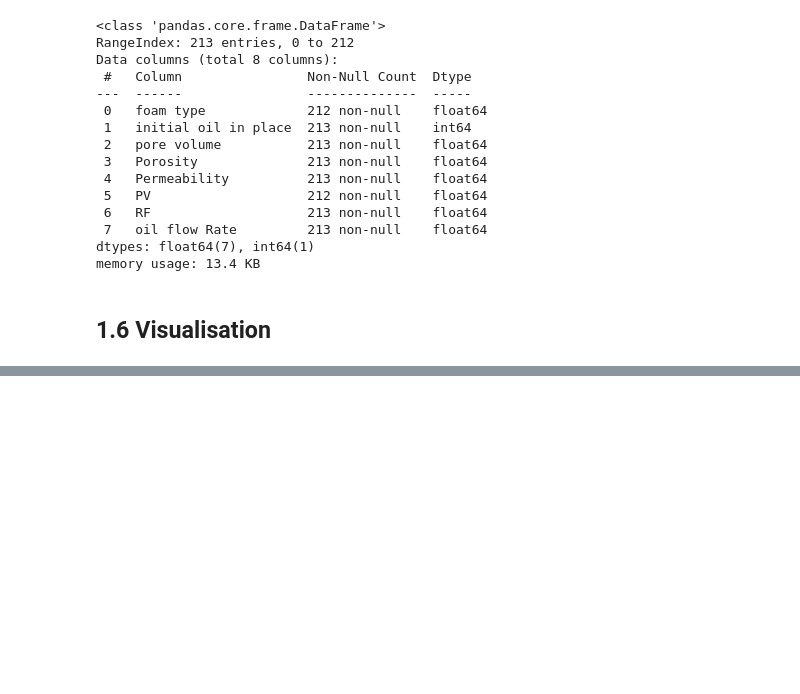
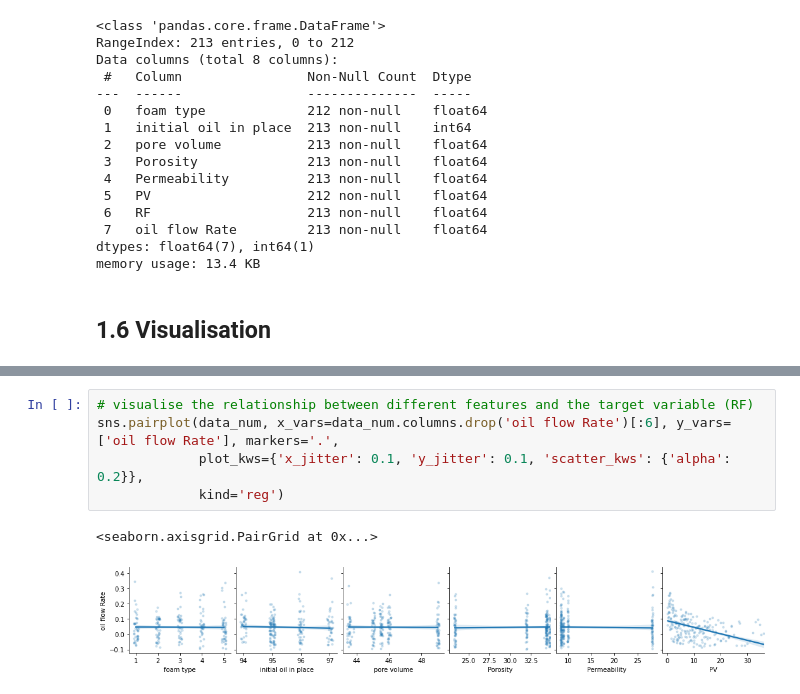
Before and after one commit to acse-srm3018/FoamCO2Prediction, a Jupyter notebook: foamprediction.ipynb, the cells around one changed output, grey strips where cells are left out. Drawn from its saved outputs; the diff is of its cells as text; blank space fills up the shorter version.

```diff
--- a/foamprediction.ipynb
+++ b/foamprediction.ipynb
@@ -105,0 +114,8 @@ sns.displot(data_num['oil flow Rate'], kde=True)
+# %%
+# visualise the relationship between different features and the target variable (RF)
+sns.pairplot(data_num, x_vars=data_num.columns.drop('oil flow Rate')[:6], y_vars=['oil flow Rate'], markers='.',
+             plot_kws={'x_jitter': 0.1, 'y_jitter': 0.1, 'scatter_kws': {'alpha': 0.2}},
+             kind='reg')
+# %% [output]
+<seaborn.axisgrid.PairGrid at 0x...>
+[figure, added]
```
Also changed, not shown: parts of 4 cells of this notebook.
